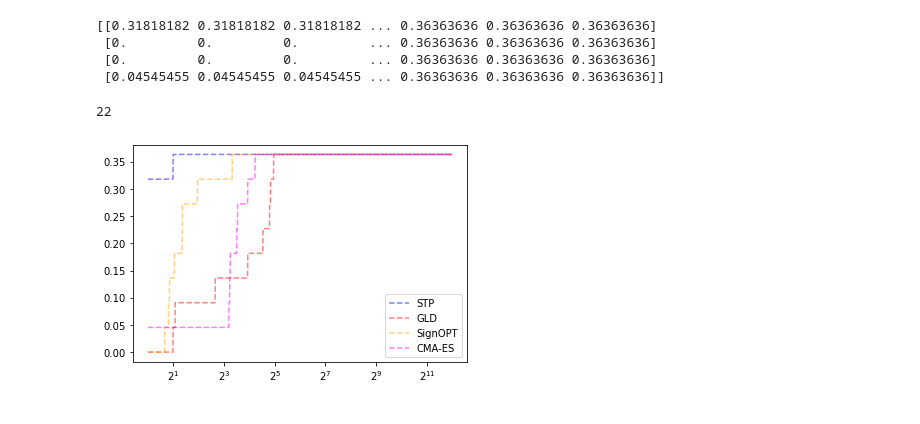
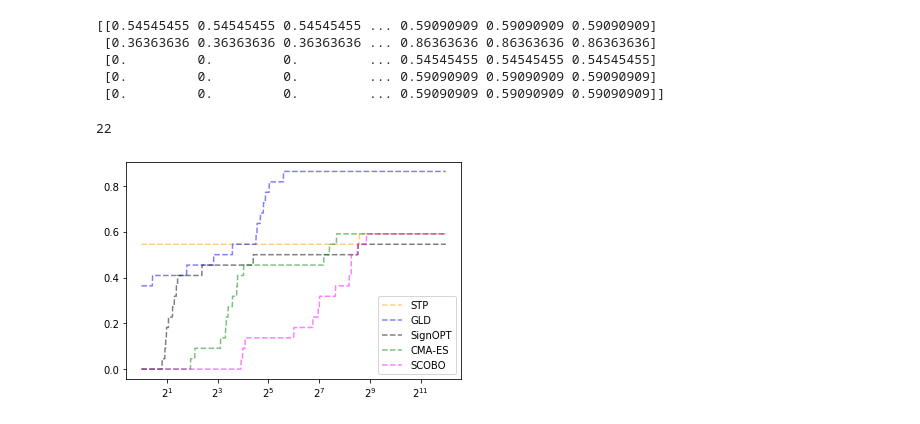
Before and after one commit to ishaslavin/Comparison_Based_Optimization, a Jupyter notebook: Results/Plot CBO Results.ipynb, the cells around one changed output. Cells and saved outputs as stored; diff of their text form; code cells hidden in the pictures.

Commit message:
Final Performance Profiling

```diff
--- a/Results/Plot CBO Results.ipynb
+++ b/Results/Plot CBO Results.ipynb
@@ -5,10 +6,10 @@ import matplotlib.pyplot as plt
 # %%
 # Load Data from pickle file
-myFile = open('Comparison_Opt_June_1st.p', 'rb')
+myFile = open('Comparison_Opt_March_9_grad_1e5.p', 'rb')
 results = pkl.load(myFile)
+# myFile.close()
+# myFile2 = open('Comparison_Opt_May_25_4.p', 'rb')
+#results2 = pkl.load(myFile2)
 myFile.close()
-myFile2 = open('Comparison_Opt_May_25_4.p', 'rb')
-results2 = pkl.load(myFile2)
-myFile.close()
 # %%
 Evals = results["Evals"]
@@ -32,7 +31,7 @@ Averaged_Evals = np.mean(Evals, axis=2)
 for i in range(Averaged_Evals.shape[0]):
     for j in range(Averaged_Evals.shape[1]):
         if Averaged_Evals[i,j] >= function_budget:
-            Averaged_Evals[i,j] = np.nan
+            Averaged_Evals[i,j] = np.inf
 
 print(Averaged_Evals)
 # %% [output]
@@ -77,3 +87,10 @@ print(normalized_Evals)
 # %%
 tau_vals = np.exp2(np.arange(0,12,0.01))
 num_tau_vals = len(tau_vals)
+# %%
+for i in range(normalized_Evals.shape[0]):
+    for j in range(normalized_Evals.shape[1]):
+        if math.isnan(normalized_Evals[i,j]):
+            normalized_Evals[i,j] = np.inf
+
+print(normalized_Evals)
@@ -80,17 +115,18 @@ num_tau_vals = len(tau_vals)
 # %%
 NumProbs = normalized_Evals.shape[1]
-rho_vals = np.zeros((4,num_tau_vals))
+rho_vals = np.zeros((5,num_tau_vals))
 
 for j in range(num_tau_vals):
-    for i in range(4):
+    for i in range(5):
         rho_vals[i,j] = np.count_nonzero(normalized_Evals[i,:]<=tau_vals[j])/NumProbs
 
 print(rho_vals)
 # %% [output]
-[[0.31818182 0.31818182 0.31818182 ... 0.36363636 0.36363636 0.36363636]
- [0.         0.         0.         ... 0.36363636 0.36363636 0.36363636]
- [0.         0.         0.         ... 0.36363636 0.36363636 0.36363636]
- [0.04545455 0.04545455 0.04545455 ... 0.36363636 0.36363636 0.36363636]]
+[[0.54545455 0.54545455 0.54545455 ... 0.59090909 0.59090909 0.59090909]
+ [0.36363636 0.36363636 0.36363636 ... 0.86363636 0.86363636 0.86363636]
+ [0.         0.         0.         ... 0.54545455 0.54545455 0.54545455]
+ [0.         0.         0.         ... 0.59090909 0.59090909 0.59090909]
+ [0.         0.         0.         ... 0.59090909 0.59090909 0.59090909]]
 # %%
 print(NumProbs)
 # %% [output]
@@ -98,16 +134,18 @@ print(NumProbs)
 # %%
 # Plotting
 
 plt.semilogx(tau_vals, rho_vals[0,:], label="STP",
-             color = 'blue', alpha=0.5, linestyle= '--',base=2)
+             color = 'orange', alpha=0.5, linestyle= '--',basex=2)
 plt.semilogx(tau_vals, rho_vals[1,:], label="GLD",
-             color = 'red', alpha=0.5, linestyle= '--', base=2)
+             color = 'blue', alpha=0.5, linestyle= '--',basex=2)
 plt.semilogx(tau_vals, rho_vals[2,:], label="SignOPT",
-             color = 'orange', alpha=0.5, linestyle= '--', base=2)
+             color = 'black', alpha=0.5, linestyle= '--',basex=2)
 plt.semilogx(tau_vals, rho_vals[3,:], label="CMA-ES",
-             color = 'magenta', alpha=0.5, linestyle= '--', base=2)
+             color = 'green', alpha=0.5, linestyle= '--',basex=2)
+plt.semilogx(tau_vals, rho_vals[4,:], label="SCOBO",
+             color = 'magenta', alpha=0.5, linestyle= '--',basex=2)
 plt.legend()
-# plt.show()
-plt.savefig('PerformanceProfile_1e4_2.pdf')
+plt.show()
+# plt.savefig('PerformanceProfile_func_1e5.pdf')
 # %% [output]
-[figure, old version]
+[figure, new version]
```
Also changed, not shown: parts of 9 cells of this notebook, 16 other files.
